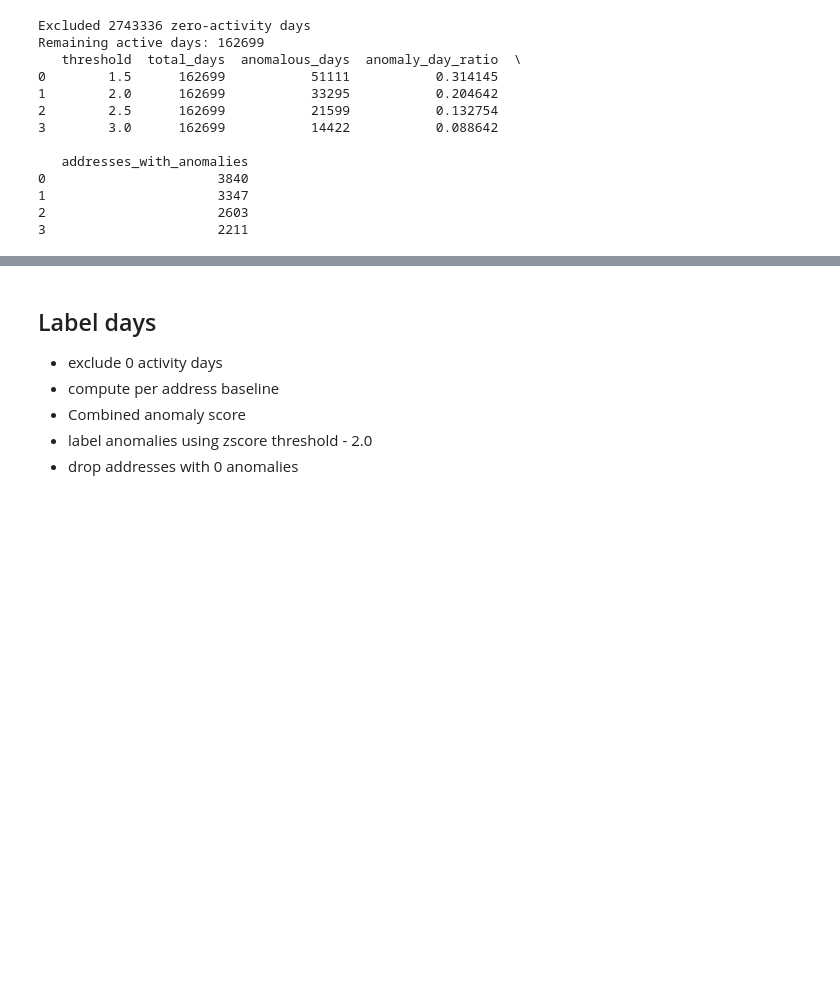
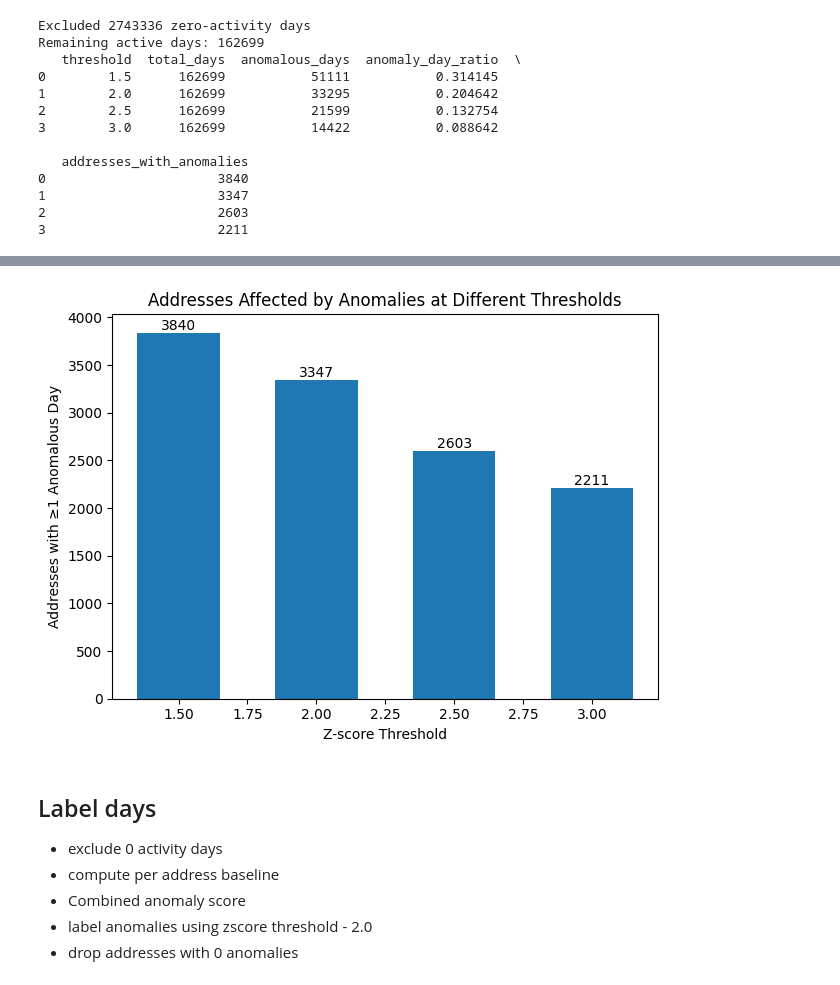
Before and after one commit to NileshFdo/FuseChain-FYP, a Jupyter notebook: ml_pipeline/notebooks/label_days.ipynb, the cells around one changed output, grey strips where cells are left out. Saved outputs shown, nothing was run; the diff lists cells and outputs as text; code cells hidden in the pictures; blank space fills up the shorter version.

```diff
--- a/ml_pipeline/notebooks/label_days.ipynb
+++ b/ml_pipeline/notebooks/label_days.ipynb
@@ -86,3 +98,22 @@ Remaining active days: 162699
+# %%
+plt.figure()
+
+plt.bar(threshold_df['threshold'], threshold_df['addresses_with_anomalies'], width=0.3)
+
+plt.xlabel('Z-score Threshold')
+plt.ylabel('Addresses with ≥1 Anomalous Day')
+plt.title('Addresses Affected by Anomalies at Different Thresholds')
+
+plt.ylim(0, None)
+
+for x, y in zip(threshold_df['threshold'], threshold_df['addresses_with_anomalies']):
+    plt.text(x, y, str(y), ha='center', va='bottom')
+
+plt.tight_layout()
+plt.savefig('address_with_anomalous.png', dpi=300)
+plt.show()
+# %% [output]
+[figure, added]
 # %% [markdown]
 ## Label days
 
```
Also changed, not shown: parts of 5 cells of this notebook.
